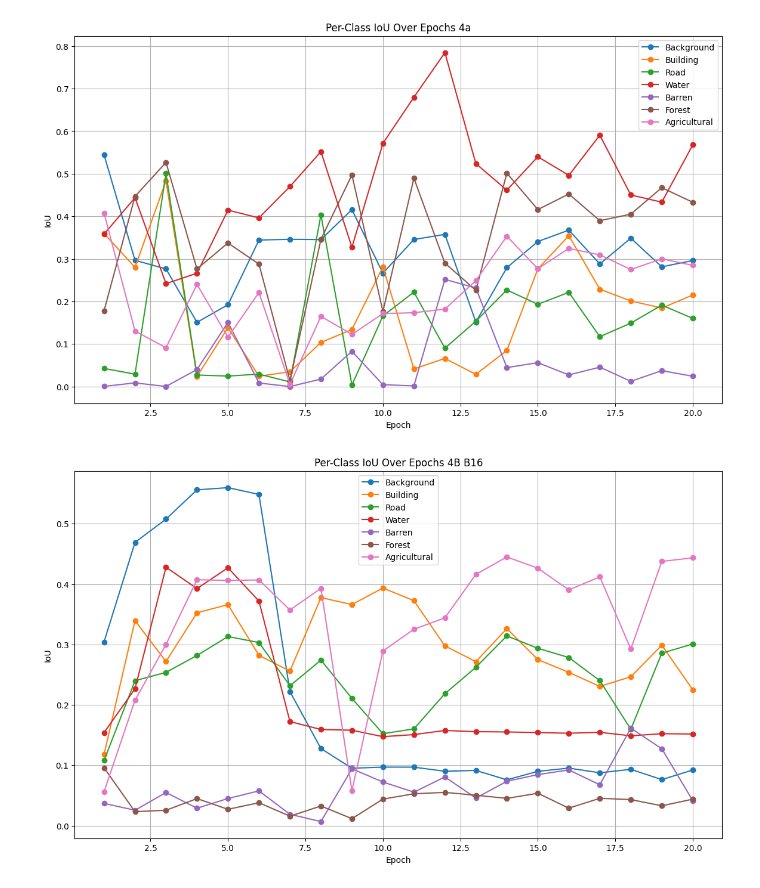
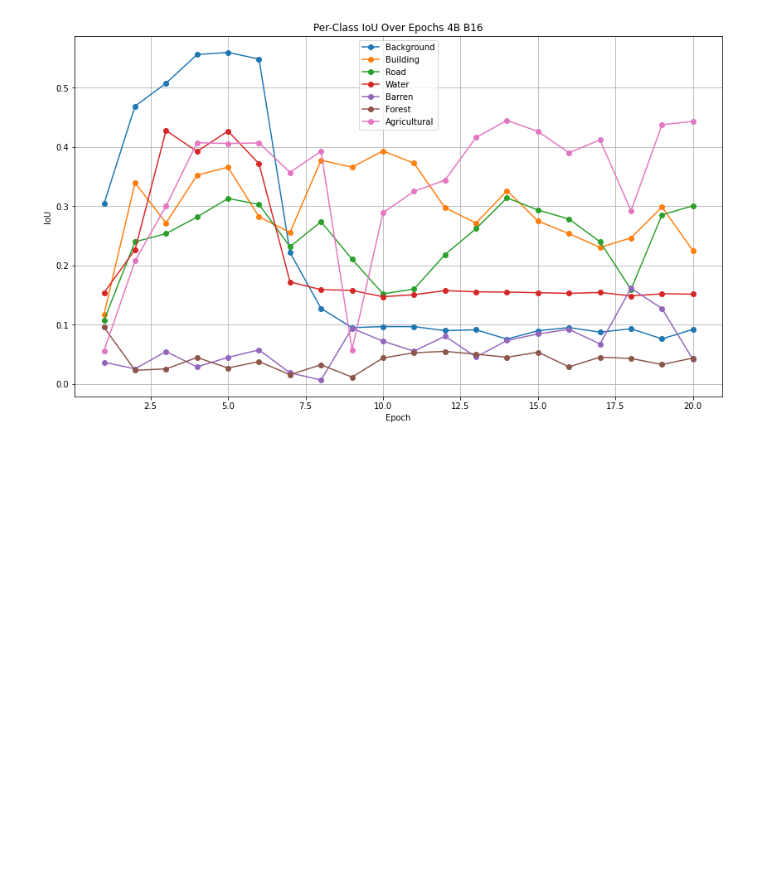
Before and after one commit to MichelePoli/AMLProject, a Jupyter notebook: GRAPH/4_graph.ipynb, the cells around one changed output. Cells and saved outputs as stored; diff of their text form; code cells hidden in the pictures; blank space fills up the shorter version.

```diff
--- a/GRAPH/4_graph.ipynb
+++ b/GRAPH/4_graph.ipynb
@@ -88,82 +88,36 @@ plt.show()
 
 
 
-# IoU per classe per ogni epoca
-per_class_iou_4a = {
-    "Background": [
-        0.5446, 0.2965, 0.2764, 0.1509, 0.1923, 0.3441, 0.3460, 0.3453, 0.4157, 0.2664, 0.3455, 0.3575, 0.1516, 0.2794,
-        0.3407, 0.3675, 0.2880, 0.3486, 0.2812, 0.2961
-    ],
-    "Building": [
-        0.3595, 0.2801, 0.4833, 0.0239, 0.1384, 0.0242, 0.0349, 0.1036, 0.1341, 0.2811, 0.0413, 0.0661, 0.0286, 0.0848,
-        0.2764, 0.3545, 0.2286, 0.2012, 0.1844, 0.2150
-    ],
-    "Road": [
-        0.0425, 0.0292, 0.5009, 0.0271, 0.0246, 0.0292, 0.0109, 0.4033, 0.0036, 0.1659, 0.2220, 0.0900, 0.1536, 0.2269,
-        0.1932, 0.2214, 0.1172, 0.1490, 0.1913, 0.1601
-    ],
-    "Water": [
-        0.3580, 0.4437, 0.2417, 0.2663, 0.4144, 0.3963, 0.4700, 0.5519, 0.3272, 0.5713, 0.6797, 0.7845, 0.5237, 0.4614,
-        0.5399, 0.4962, 0.5905, 0.4501, 0.4332, 0.5678
-    ],
-    "Barren": [
-        0.0005, 0.0086, 0.0003, 0.0401, 0.1507, 0.0084, 0.0, 0.0176, 0.0828, 0.0044, 0.0017, 0.2517, 0.2316, 0.0446,
-        0.0561, 0.0273, 0.0456, 0.0123, 0.0374, 0.0242
-    ],
-    "Forest": [
-        0.1780, 0.4468, 0.5265, 0.2763, 0.3373, 0.2877, 0.0141, 0.3458, 0.4973, 0.1763, 0.4896, 0.2900, 0.2260, 0.5013,
-        0.4158, 0.4524, 0.3897, 0.4050, 0.4672, 0.4330
-    ],
-    "Agricultural": [
-        0.4077, 0.1305, 0.0913, 0.2399, 0.1160, 0.2210, 0.0050, 0.1649, 0.1226, 0.1714, 0.1734, 0.1819, 0.2489, 0.3532,
-        0.2768, 0.3245, 0.3094, 0.2750, 0.3001, 0.2847
-    ]
-}
-
-
-
-# Plot Per-Class IoU
-plt.figure(figsize=(14, 8))
-for class_name, iou_values in per_class_iou_4a.items():
-    plt.plot(range(1, 21), iou_values, marker='o', label=class_name)
-
-plt.title('Per-Class IoU Over Epochs 4a')
-plt.xlabel('Epoch')
-plt.ylabel('IoU')
-plt.grid(True)
-plt.legend()
-plt.show()
 
 
 iou_per_class_4b = {
     'Background': [0.3042, 0.4691, 0.5077, 0.5561, 0.5598, 0.5485, 0.2219, 0.1276, 0.0950, 0.0969, 0.0968, 0.0900, 0.0914, 0.0758, 0.0899, 0.0952, 0.0875, 0.0932, 0.0762, 0.0921],
     'Building': [0.1177, 0.3395, 0.2718, 0.3525, 0.3660, 0.2820, 0.2559, 0.3777, 0.3661, 0.3935, 0.3726, 0.2976, 0.2716, 0.3263, 0.2750, 0.2538, 0.2305, 0.2466, 0.2988, 0.2250],
     'Road': [0.1077, 0.2400, 0.2538, 0.2818, 0.3132, 0.3032, 0.2316, 0.2741, 0.2107, 0.1522, 0.1602, 0.2185, 0.2622, 0.3142, 0.2937, 0.2784, 0.2401, 0.1596, 0.2855, 0.3009],
     'Water': [0.1540, 0.2267, 0.4280, 0.3926, 0.4270, 0.3718, 0.1723, 0.1592, 0.1580, 0.1473, 0.1507, 0.1576, 0.1556, 0.1551, 0.1541, 0.1530, 0.1545, 0.1487, 0.1522, 0.1517],
     'Barren': [0.0367, 0.0255, 0.0548, 0.0288, 0.0449, 0.0575, 0.0187, 0.0067, 0.0941, 0.0722, 0.0554, 0.0806, 0.0456, 0.0734, 0.0845, 0.0922, 0.0676, 0.1615, 0.1273, 0.0413],
     'Forest': [0.0958, 0.0231, 0.0254, 0.0447, 0.0270, 0.0379, 0.0156, 0.0325, 0.0115, 0.0439, 0.0527, 0.0550, 0.0503, 0.0451, 0.0536, 0.0289, 0.0452, 0.0431, 0.0328, 0.0438],
     'Agricultural': [0.0560, 0.2076, 0.3002, 0.4073, 0.4060, 0.4069, 0.3572, 0.3930, 0.0578, 0.2892, 0.3252, 0.3441, 0.4162, 0.4449, 0.4264, 0.3904, 0.4120, 0.2924, 0.4376, 0.4435]
 }
 
 
 
 
 
 
 
 # Plot Per-Class IoU
 plt.figure(figsize=(14, 8))
 for class_name, iou_values in iou_per_class_4b.items():
     plt.plot(range(1, 21), iou_values, marker='o', label=class_name)
 
 plt.title('Per-Class IoU Over Epochs 4B B16')
 plt.xlabel('Epoch')
 plt.ylabel('IoU')
 plt.grid(True)
 plt.legend()
 plt.show()
 # %% [output]
 [figure]
 [figure]
-[figure, old version]
+[figure, new version]
-[figure, removed]
```
Also changed, not shown: 9 other files.
